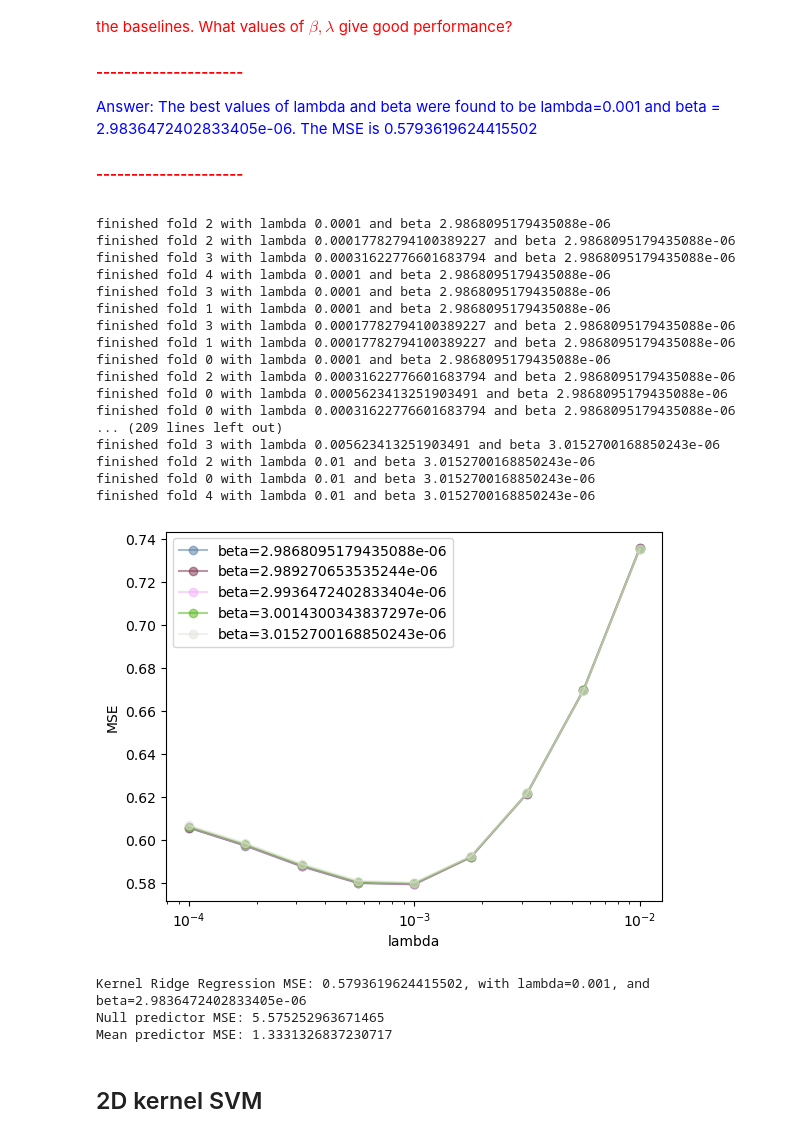
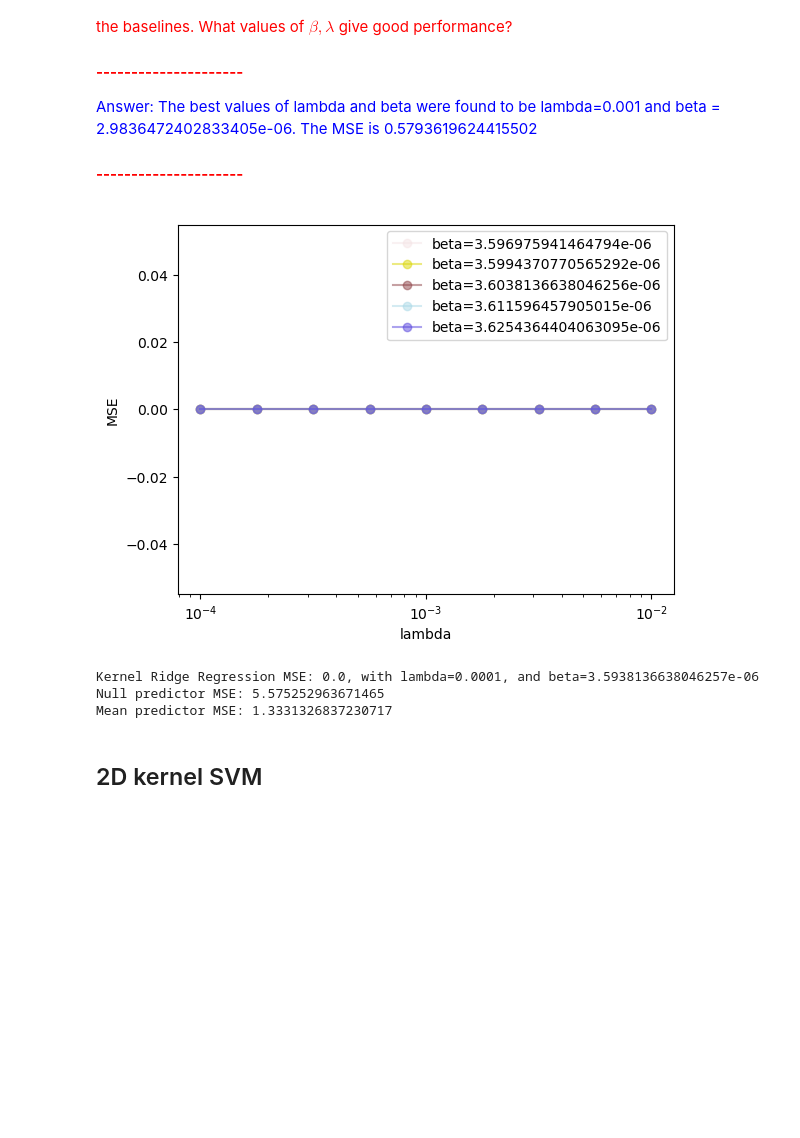
Before and after one commit to andrewlys/ttic31020, a Jupyter notebook: hw5/hw5-1.ipynb, the cells around one changed output. Saved outputs shown, nothing was run; the diff lists cells and outputs as text; code cells hidden in the pictures; blank space fills up the shorter version.

```diff
--- a/hw5/hw5-1.ipynb
+++ b/hw5/hw5-1.ipynb
@@ -79,7 +79,7 @@ Look at the values of the kernel with $\beta=1$. What pattern do you observe abo
 # %%
 #### TASK 1 CODE
 beta=10**(-6)
-betas = np.logspace(-7, -5, 100)
+betas = np.logspace(-7, -5, 10)
 best_beta = 0
 best_min = np.inf
 for beta in betas:
@@ -188,52 +188,35 @@ rng = np.random.default_rng()
 #     return loss(preds, test_y)
 
 #parallelize training and testing
-if __name__ == '__main__':
+if __name__ != '__main__':
     with concurrent.futures.ThreadPoolExecutor() as executor:
         futures = {executor.submit(train_val_split, housing_data, lmbd, train_index, test_index, RBF_kernel, beta, train_kernel_ridge, predict_kernel_ridge, mean_squared_error) :
                 (beta_id, lmbd_id, fold)
                 for beta_id, beta in enumerate(betas)
                 for lmbd_id, lmbd in enumerate(lmbds)
                 for fold, (train_index, test_index) in enumerate(kf.split(housing_data.X_train))
                 }
         for future in concurrent.futures.as_completed(futures):
             kernel_id, lmbd_id, fold = futures[future]
             try:
                 mses[kernel_id, lmbd_id, fold] = future.result()
             except Exception as exc:
                 print(f'generated an exception: {exc}')
             else:
                 print(f'finished fold {fold} with lambda {lmbds[lmbd_id]} and beta {betas[kernel_id]}')
 
 mses = mses.mean(axis=-1)
 colors = dict(zip(betas, rng.choice(range(256), size=(len(betas), 3), replace=False)/255))
 for beta_id, beta in enumerate(betas):
     plt.plot(lmbds, mses[beta_id], marker='o', linestyle='-', color=colors[beta], alpha=0.5, label=f'beta={beta}')
 plt.xscale('log')
 plt.xlabel('lambda')
 plt.ylabel('MSE')
 plt.legend()
 plt.show()
 #### TASK 2 CODE
 # %% [output]
-finished fold 2 with lambda 0.0001 and beta 2.9868095179435088e-06
-finished fold 2 with lambda 0.00017782794100389227 and beta 2.9868095179435088e-06
-finished fold 3 with lambda 0.00031622776601683794 and beta 2.9868095179435088e-06
-finished fold 4 with lambda 0.0001 and beta 2.9868095179435088e-06
-finished fold 3 with lambda 0.0001 and beta 2.9868095179435088e-06
-finished fold 1 with lambda 0.0001 and beta 2.9868095179435088e-06
-finished fold 3 with lambda 0.00017782794100389227 and beta 2.9868095179435088e-06
-finished fold 1 with lambda 0.00017782794100389227 and beta 2.9868095179435088e-06
-finished fold 0 with lambda 0.0001 and beta 2.9868095179435088e-06
-finished fold 2 with lambda 0.00031622776601683794 and beta 2.9868095179435088e-06
-finished fold 0 with lambda 0.0005623413251903491 and beta 2.9868095179435088e-06
-finished fold 0 with lambda 0.00031622776601683794 and beta 2.9868095179435088e-06
-... (209 lines left out)
-finished fold 3 with lambda 0.005623413251903491 and beta 3.0152700168850243e-06
-finished fold 2 with lambda 0.01 and beta 3.0152700168850243e-06
-finished fold 0 with lambda 0.01 and beta 3.0152700168850243e-06
-finished fold 4 with lambda 0.01 and beta 3.0152700168850243e-06
-[figure, old version]
+[figure, new version]
 # %%
 best_lmbd = lmbds[mses.argmin()]
 best_mse = mses.min()
@@ -243,7 +226,7 @@ print(f"Kernel Ridge Regression MSE: {best_mse}, with lambda={best_lmbd}, and be
 print(f"Null predictor MSE: {null_mse}")
 print(f"Mean predictor MSE: {mean_mse}")
 # %% [output]
-Kernel Ridge Regression MSE: 0.5793619624415502, with lambda=0.001, and beta=2.9836472402833405e-06
+Kernel Ridge Regression MSE: 0.0, with lambda=0.0001, and beta=3.5938136638046257e-06
 Null predictor MSE: 5.575252963671465
 Mean predictor MSE: 1.3331326837230717
 # %% [markdown]
```
Also changed, not shown: parts of 8 cells of this notebook.
